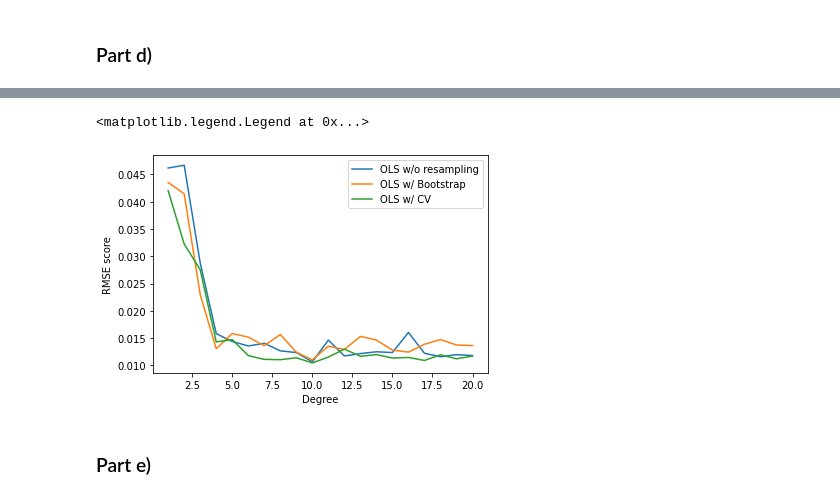
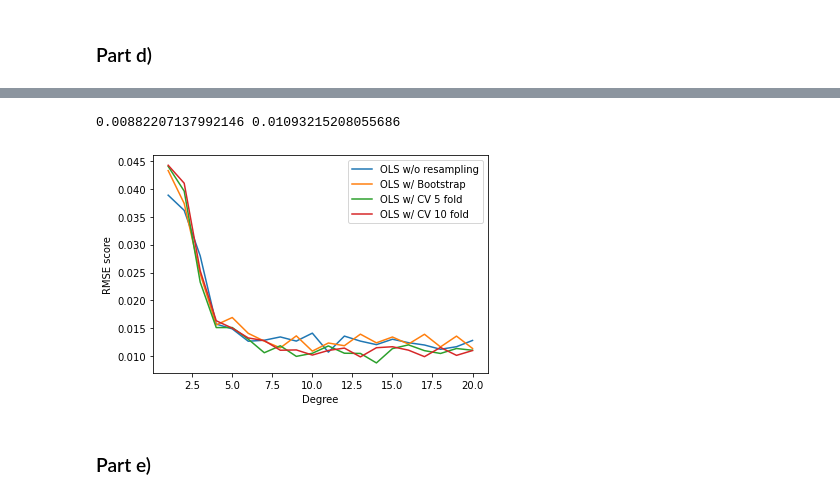
Before and after one commit to HildeLa/Project1_FYS-STK, a Jupyter notebook: Prosjekt1.ipynb, the cells around one changed output, grey strips where cells are left out. Drawn from its saved outputs; the diff is of its cells as text; code cells hidden in the pictures.

Commit message:
10-fold cross validation

```diff
--- a/Prosjekt1.ipynb
+++ b/Prosjekt1.ipynb
@@ -443,7 +443,7 @@ for degree in degrees:
     X = create_X(x, y, degree)
     X_train, X_test, z_train, z_test = train_test_split(X,z,test_size=1/4)
 
-    boot_n = 50
+    boot_n = 100
 
     bt_MSE, bt_R2, error, bias, var = bootstrap(X_train,z_train,X_test, z_test, iterations = boot_n) #bootstrapping the z-values to get a resampled set of the 'observed' data
     metrics['error'].append(error)
@@ -616,0 +618,13 @@ display(pd.concat([datf, bt_results], axis=1))
+# %%
+
+kfolds = 10
+scores_OLS_CV10 = np.zeros((maxdegree, 1))
+MSE_degrees = []
+for degree in degrees:
+
+    X = create_X(x, y, degree)
+    scores10,MSE_cv10 = cross_validation(X, z, kfolds)
+    scores_OLS_CV10[degree-1, :] = MSE_cv10
+
+
+display(pd.DataFrame(scores_OLS_CV10))
@@ -617,13 +649,15 @@ display(pd.concat([datf, bt_results], axis=1))
 # %%
 plt.plot(degrees, scores_OLS_basic[:, 0], label="OLS w/o resampling")
 plt.plot(degrees, scores_OLS_boot[:, 0], label="OLS w/ Bootstrap")
-plt.plot(degrees, scores_OLS_CV[:, 0], label="OLS w/ CV")
+plt.plot(degrees, scores_OLS_CV[:, 0], label="OLS w/ CV 5 fold")
+plt.plot(degrees, scores_OLS_CV10[:, 0], label="OLS w/ CV 10 fold")
 plt.xlabel("Degree")
 plt.ylabel("RMSE score")
 plt.legend()
+print(min(datf['MSE_cv']), min(bt_results['bt_MSE']))
 # %% [output]
-<matplotlib.legend.Legend at 0x...>
+0.00882207137992146 0.01093215208055686
-[figure, old version]
+[figure, new version]
 # %% [markdown]
 ### Part e)
 # %%
```
Also changed, not shown: parts of 15 cells of this notebook.
